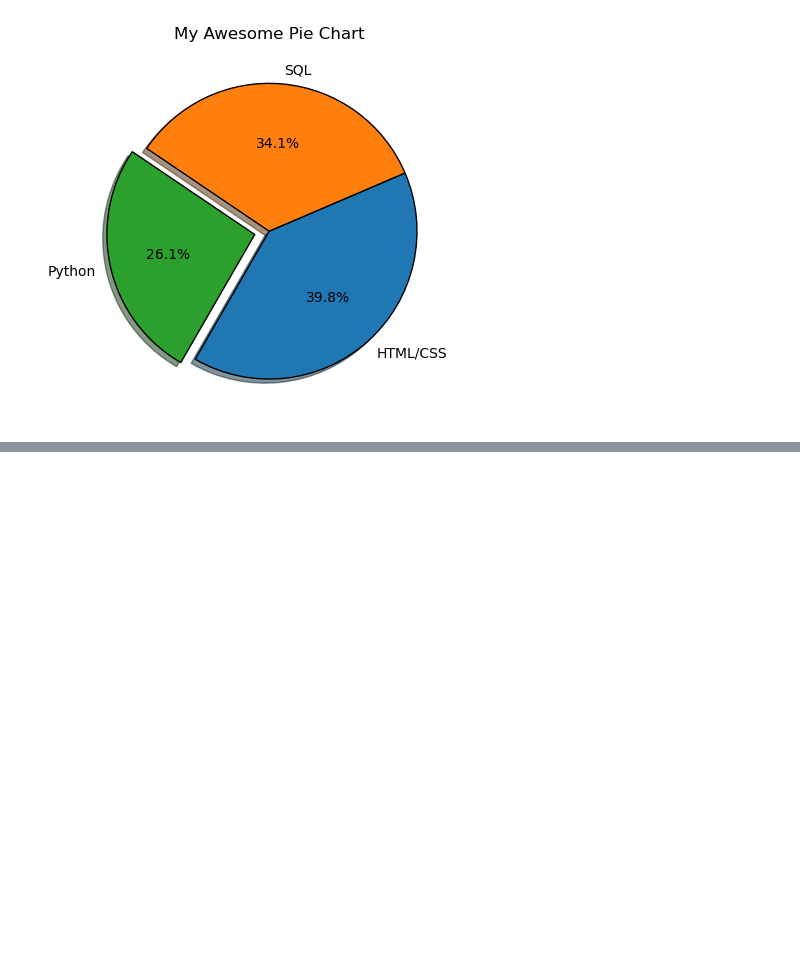
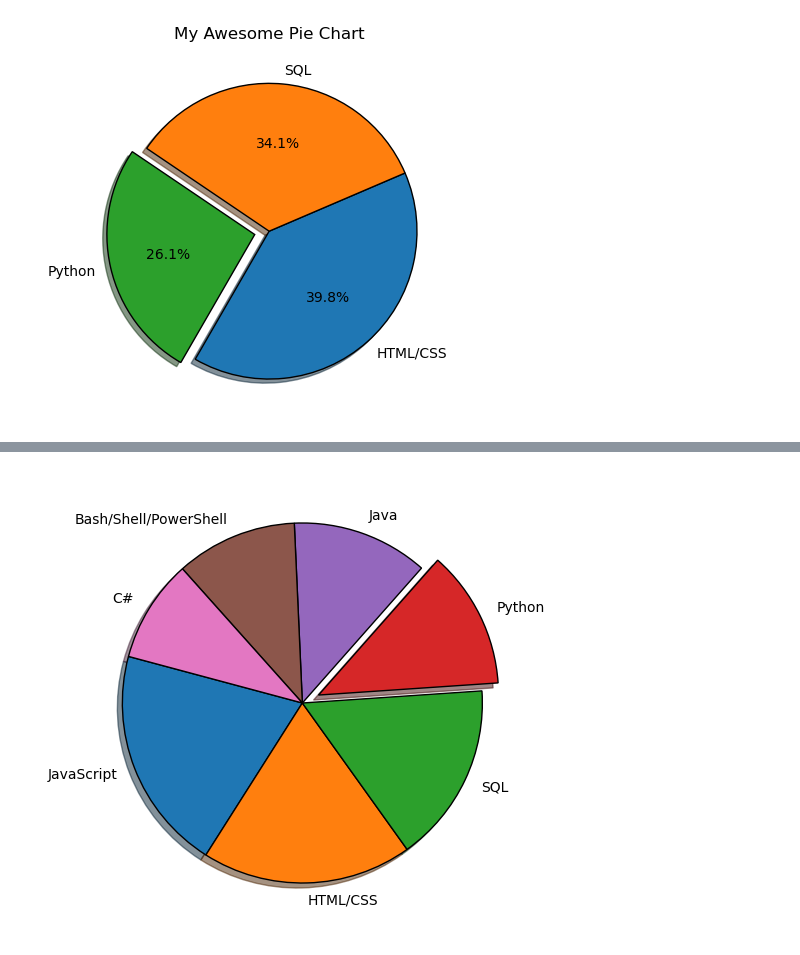
Before and after one commit to ranjithbalank/datascience, a Jupyter notebook: MATPLOTLIB/Part-3 (PIECHART).ipynb, the cells around one changed output, grey strips where cells are left out. Saved outputs shown, nothing was run; the diff lists cells and outputs as text; code cells hidden in the pictures; blank space fills up the shorter version.

```diff
--- a/MATPLOTLIB/Part-3 (PIECHART).ipynb
+++ b/MATPLOTLIB/Part-3 (PIECHART).ipynb
@@ -71,0 +106,7 @@ plt.show()
+# %%
+plt.pie(pop,labels=lang,startangle=165,explode=explode[0:7],shadow=True,wedgeprops={"edgecolor":'black'})
+plt.tight_layout()
+
+plt.show()
+# %% [output]
+[figure, added]
```
Also changed, not shown: parts of 6 cells of this notebook, 1 other file.
